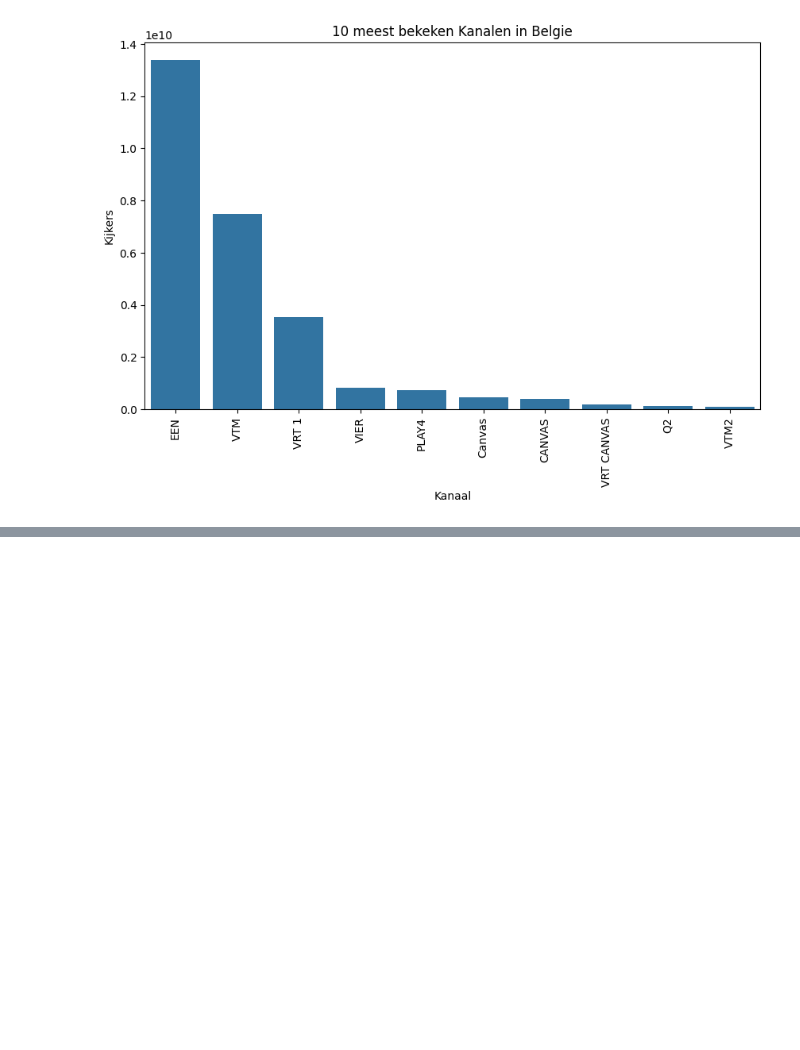
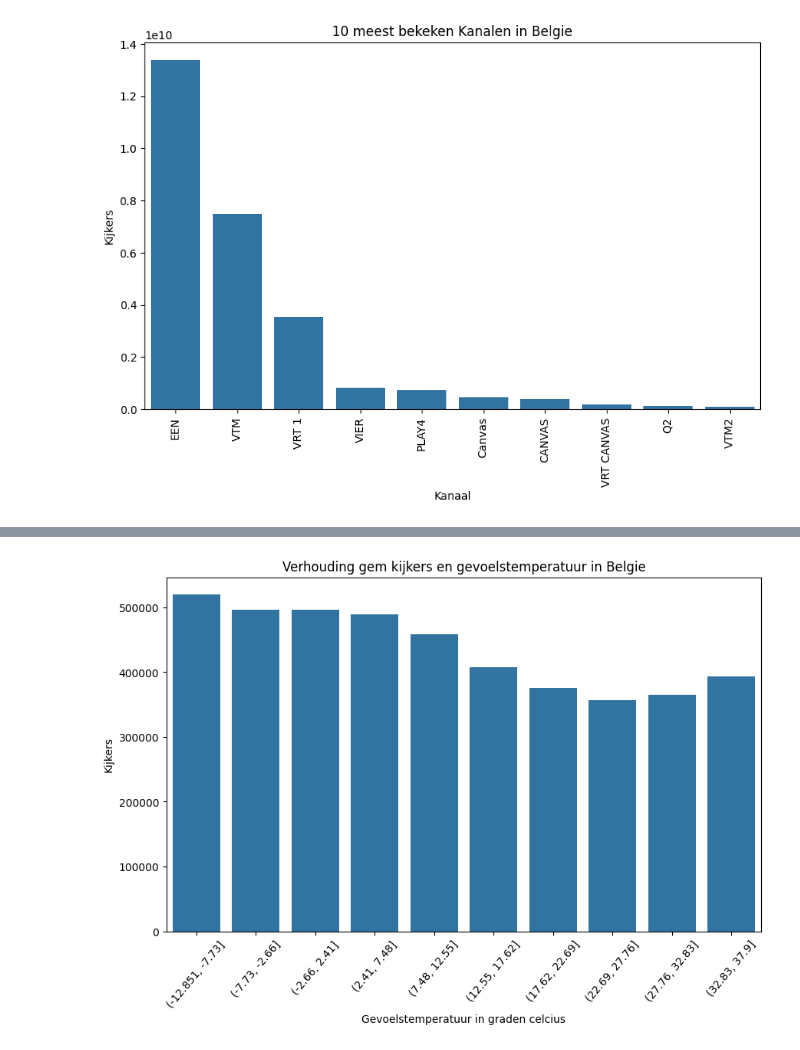
Before and after one commit to zhebii/ML_project_kijkcijfers, a Jupyter notebook: analyseCleanData.ipynb, the cells around one changed output, grey strips where cells are left out. Saved outputs shown, nothing was run; the diff lists cells and outputs as text; code cells hidden in the pictures; blank space fills up the shorter version.

```diff
--- a/analyseCleanData.ipynb
+++ b/analyseCleanData.ipynb
@@ -302,0 +349,12 @@ plt.show()
+# %%
+kijkersGevoelsTemp = cleanData.groupby(pd.cut(cleanData['Gevoelstemp'], bins=10))['Kijkers'].mean()
+
+plt.figure(figsize=(10, 6))
+sns.barplot(x=kijkersGevoelsTemp.index, y=kijkersGevoelsTemp.values)
+plt.xlabel('Gevoelstemperatuur in graden celcius')
+plt.ylabel('Kijkers')
+plt.title('Verhouding gem kijkers en gevoelstemperatuur in Belgie')
+plt.xticks(rotation=50)
+plt.show()
+# %% [output]
+[figure, added]
```
Also changed, not shown: parts of 6 cells of this notebook.
